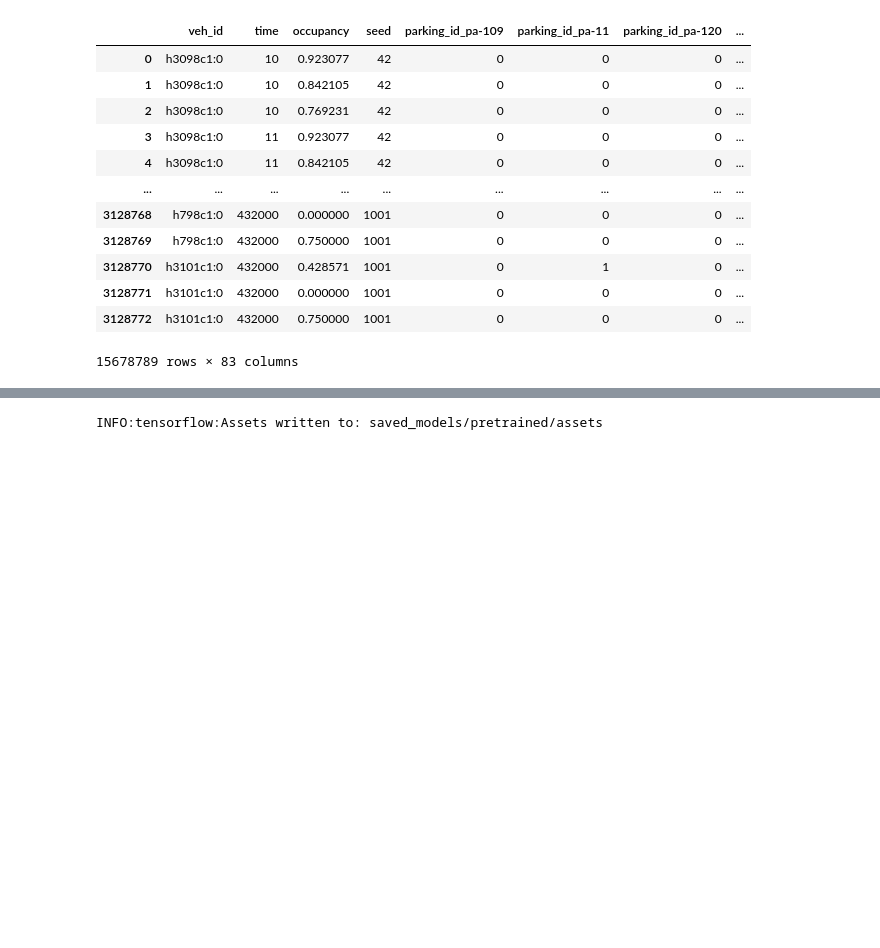
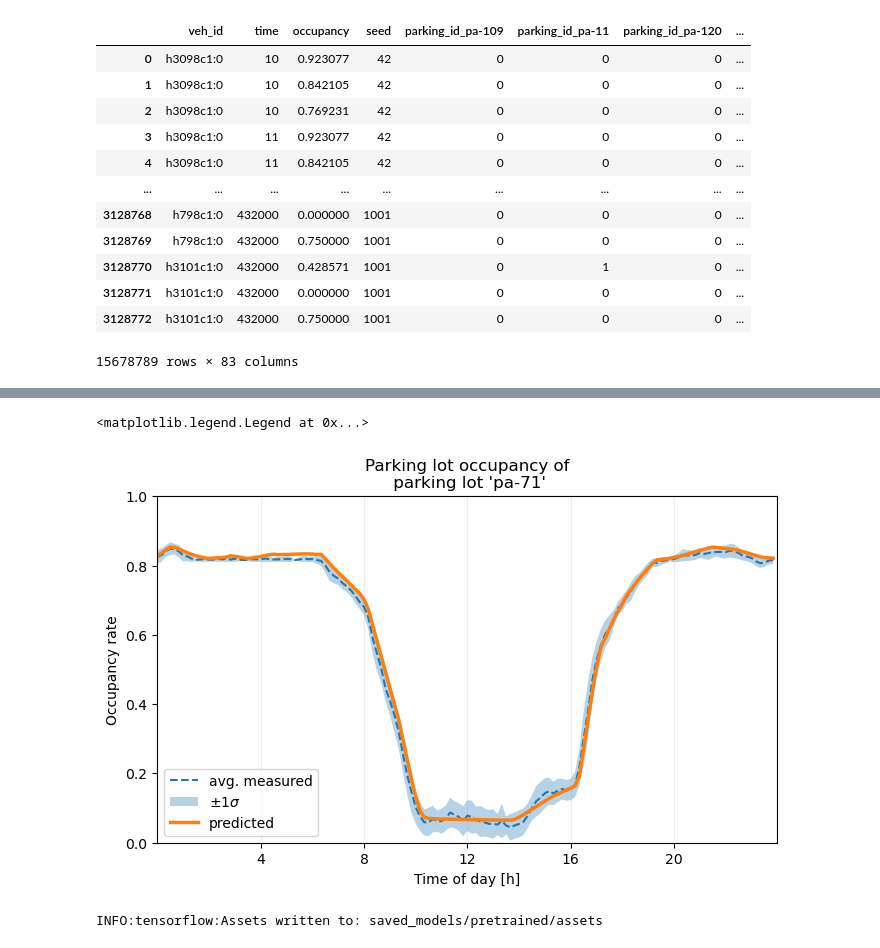
Before and after one commit to alelevente/inverse-parking, a Jupyter notebook: 02_da/02_pretrain.ipynb, the cells around one changed output, grey strips where cells are left out. Drawn from its saved outputs; the diff is of its cells as text; code cells hidden in the pictures; blank space fills up the shorter version.

```diff
--- a/02_da/02_pretrain.ipynb
+++ b/02_da/02_pretrain.ipynb
@@ -208,3 +182,36 @@ plt.plot(t, preds)
+# %%
+times, meas_mean, meas_std, pred_sampled = [], [], [], []
+for tx in range(0, 24*60*60, 600):
+    t = tx/(24*60*60)
+    times.append(t)
+
+    meas = parking_data[parking_data["time_of_day"] >= t]
+    meas = meas[meas["time_of_day"] < t+600/(24*60*60)]
+    meas_mean.append(meas["occupancy"].mean())
+    meas_std.append(meas["occupancy"].std())
+
+    pred_sampled.append(preds[tx])
+# %%
+times = np.array(times)
+meas_mean = np.array(meas_mean)
+meas_std = np.array(meas_std)
+pred_sampled = np.array(pred_sampled)
+
+plt.figure(figsize=(8, 4.5))
+plt.plot(times*24, meas_mean, "--", label="avg. measured")
+plt.fill_between(times*24, meas_mean-meas_std, meas_mean+meas_std, alpha=0.33, label="$\pm 1 \sigma$")
+plt.plot(times*24, pred_sampled, label="predicted", linewidth=2.5)
+plt.xlim(0, 24)
+plt.ylim(0, 1)
+plt.xticks([4, 8, 12, 16, 20])
+plt.grid(visible=True, which='major', axis='x', alpha=0.25)
+plt.title(f"Parking lot occupancy of\n parking lot '{PARKING}'")
+plt.ylabel("Occupancy rate")
+plt.xlabel("Time of day [h]")
+plt.legend()
+# %% [output]
+<matplotlib.legend.Legend at 0x...>
+[figure, added]
 # %%
 model.save("saved_models/pretrained")
 # %% [output]
```
Also changed, not shown: parts of 7 cells of this notebook.
